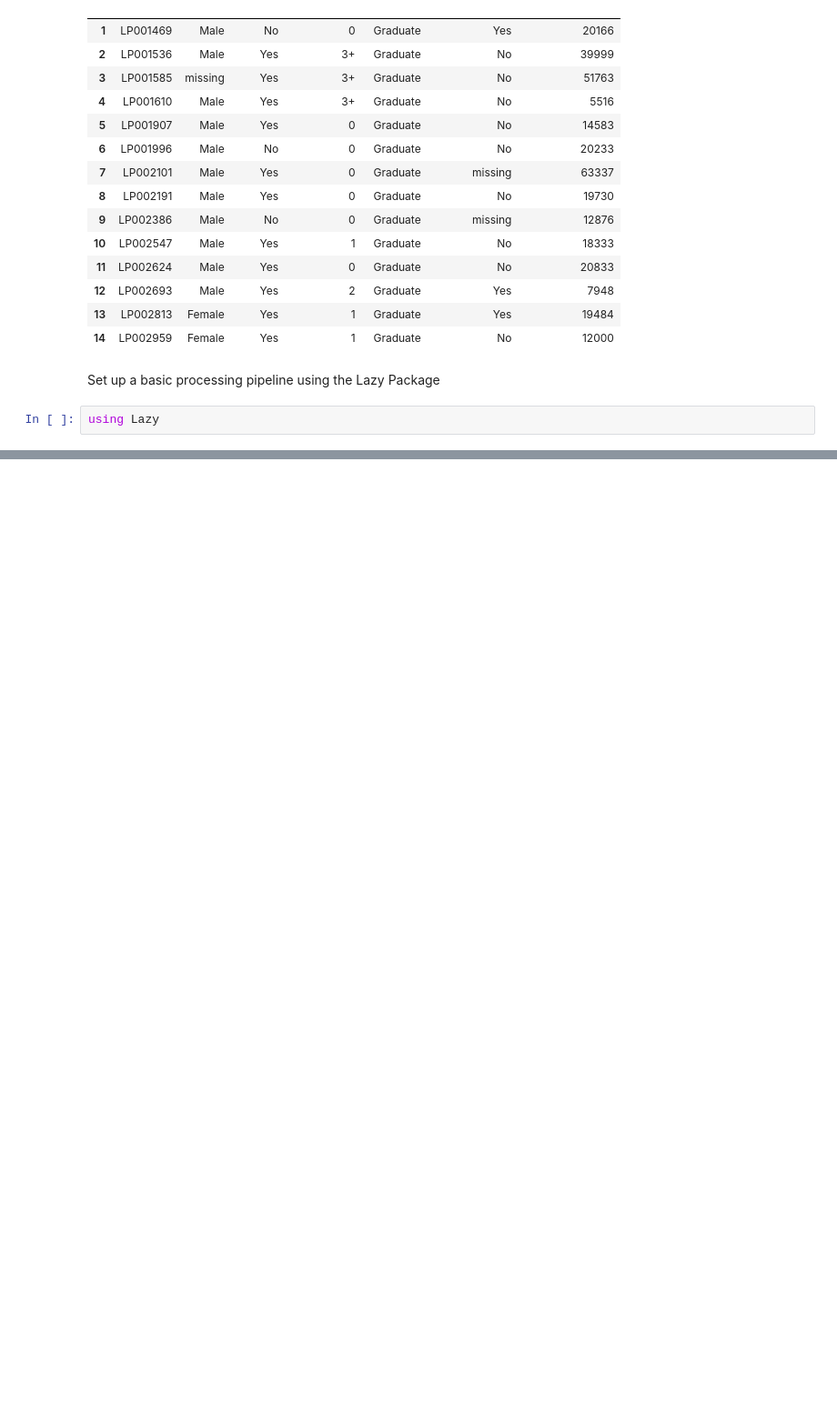
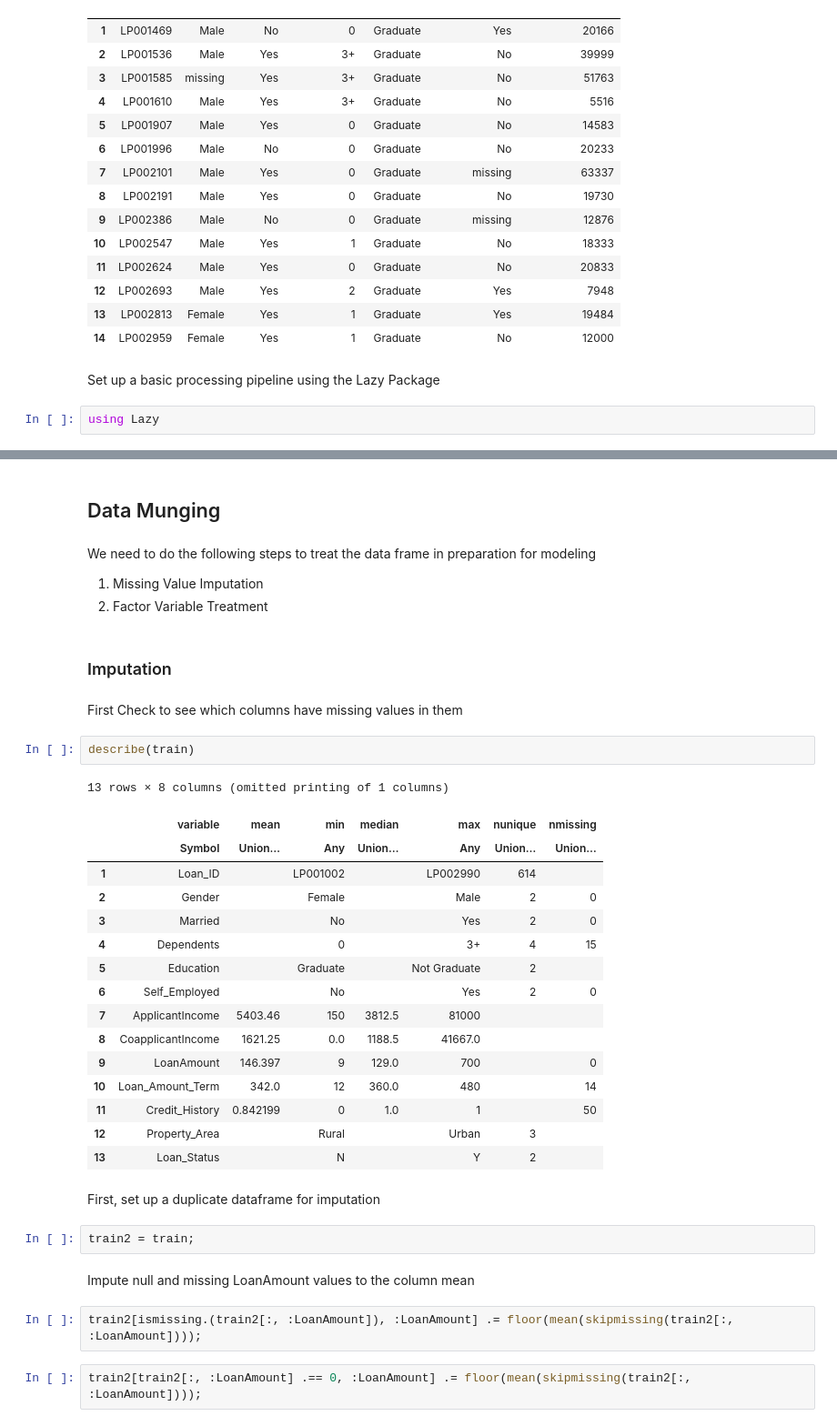
Before and after one commit to zanemurphy/Julia-Testing, a Jupyter notebook: julia_test.ipynb, the cells around one changed output, grey strips where cells are left out. Shown at 91% size. Drawn from its saved outputs; the diff is of its cells as text; blank space fills up the shorter version.

Commit message:
new stuff regarding dataframe manipulation

```diff
--- a/julia_test.ipynb
+++ b/julia_test.ipynb
@@ -440,0 +481,40 @@ end
+# %% [markdown]
+## Data Munging
+# %% [markdown]
+We need to do the following steps to treat the data frame in preparation for modeling
+
+1. Missing Value Imputation
+2. Factor Variable Treatment
+# %% [markdown]
+### Imputation
+# %% [markdown]
+First Check to see which columns have missing values in them
+# %%
+describe(train)
+# %% [output]
+13 rows × 8 columns (omitted printing of 1 columns)
+|  | variable | mean | min | median | max | nunique | nmissing |
+|  | Symbol | Union… | Any | Union… | Any | Union… | Union… |
+| 1 | Loan_ID |  | LP001002 |  | LP002990 | 614 |  |
+| 2 | Gender |  | Female |  | Male | 2 | 0 |
+| 3 | Married |  | No |  | Yes | 2 | 0 |
+| 4 | Dependents |  | 0 |  | 3+ | 4 | 15 |
+| 5 | Education |  | Graduate |  | Not Graduate | 2 |  |
+| 6 | Self_Employed |  | No |  | Yes | 2 | 0 |
+| 7 | ApplicantIncome | 5403.46 | 150 | 3812.5 | 81000 |  |  |
+| 8 | CoapplicantIncome | 1621.25 | 0.0 | 1188.5 | 41667.0 |  |  |
+| 9 | LoanAmount | 146.397 | 9 | 129.0 | 700 |  | 0 |
+| 10 | Loan_Amount_Term | 342.0 | 12 | 360.0 | 480 |  | 14 |
+| 11 | Credit_History | 0.842199 | 0 | 1.0 | 1 |  | 50 |
+| 12 | Property_Area |  | Rural |  | Urban | 3 |  |
+| 13 | Loan_Status |  | N |  | Y | 2 |  |
+# %% [markdown]
+First, set up a duplicate dataframe for imputation
+# %%
+train2 = train;
+# %% [markdown]
+Impute null and missing LoanAmount values to the column mean
+# %%
+train2[ismissing.(train2[:, :LoanAmount]), :LoanAmount] .= floor(mean(skipmissing(train2[:, :LoanAmount])));
+# %%
+train2[train2[:, :LoanAmount] .== 0, :LoanAmount] .= floor(mean(skipmissing(train2[:, :LoanAmount])));
```
Also changed, not shown: parts of 28 cells of this notebook, 1 other file.
